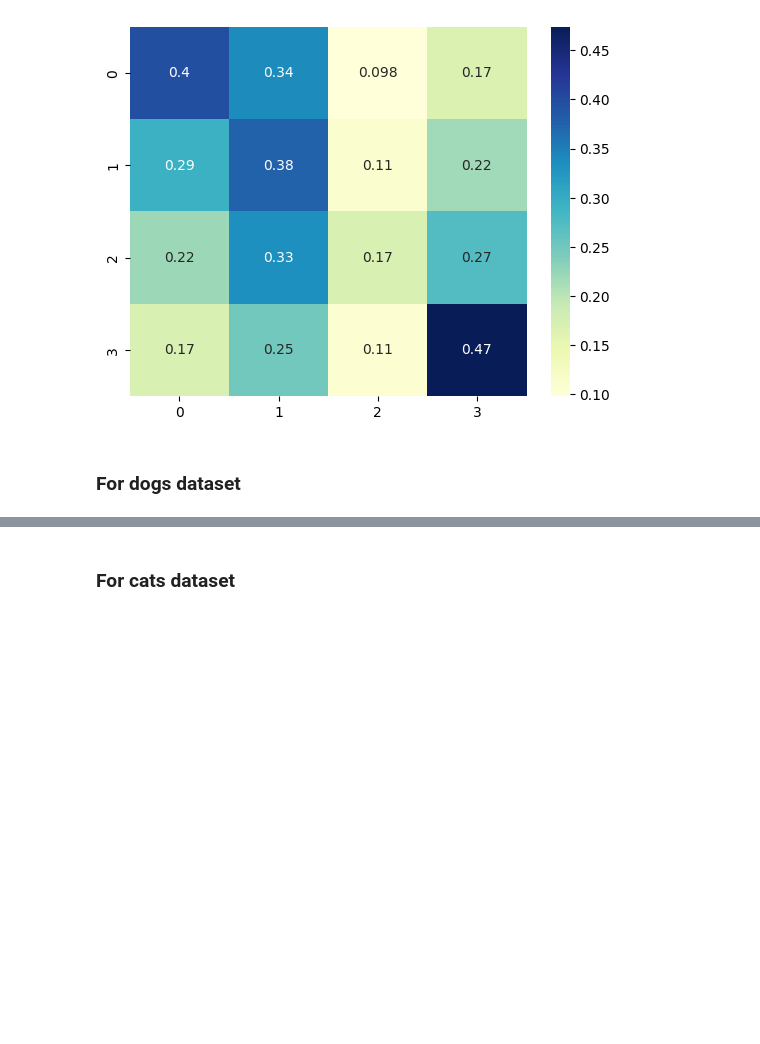
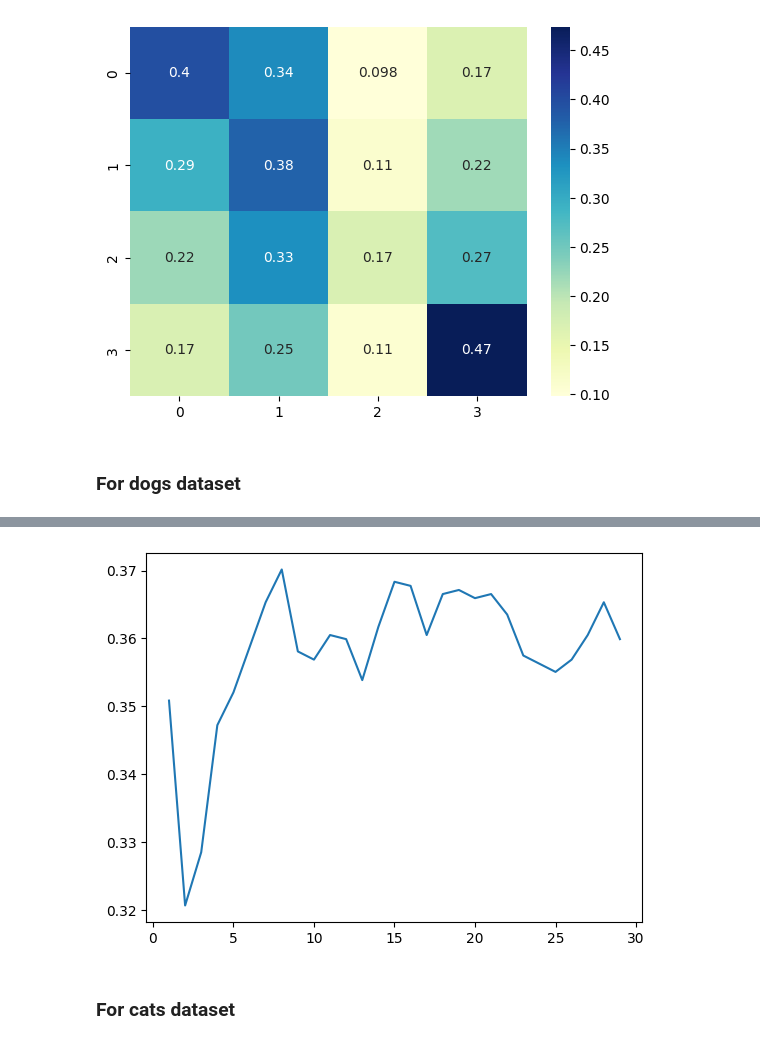
Before and after one commit to LanaCasselmann/ds_capstone_pet_adoptability, a Jupyter notebook: notebooks/KNN_algo.ipynb, the cells around one changed output, grey strips where cells are left out. Saved outputs shown, nothing was run; the diff lists cells and outputs as text; code cells hidden in the pictures; blank space fills up the shorter version.

```diff
--- a/notebooks/KNN_algo.ipynb
+++ b/notebooks/KNN_algo.ipynb
@@ -178,3 +179,16 @@ Weighted Quadratic Kappa: 0.2816
+# %%
+#check accuracy for different values for k for dogs dataset
+k_range = list(range(1, 30))
+scores_d = []
+for i in k_range:
+    knn_d = KNeighborsClassifier(n_neighbors=i)
+    knn_d.fit(X_train_dogs, y_train_dogs)
+    y_pred_d = knn_d.predict(X_test_dogs)
+    scores_d.append(metrics.accuracy_score(y_test_dogs, y_pred_d))
+plt.plot(k_range, scores_d)
+plt.show()
+# %% [output]
+[figure, added]
 # %% [markdown]
 ### For cats dataset
 # %%
```
Also changed, not shown: parts of 15 cells of this notebook, 1 other file.
